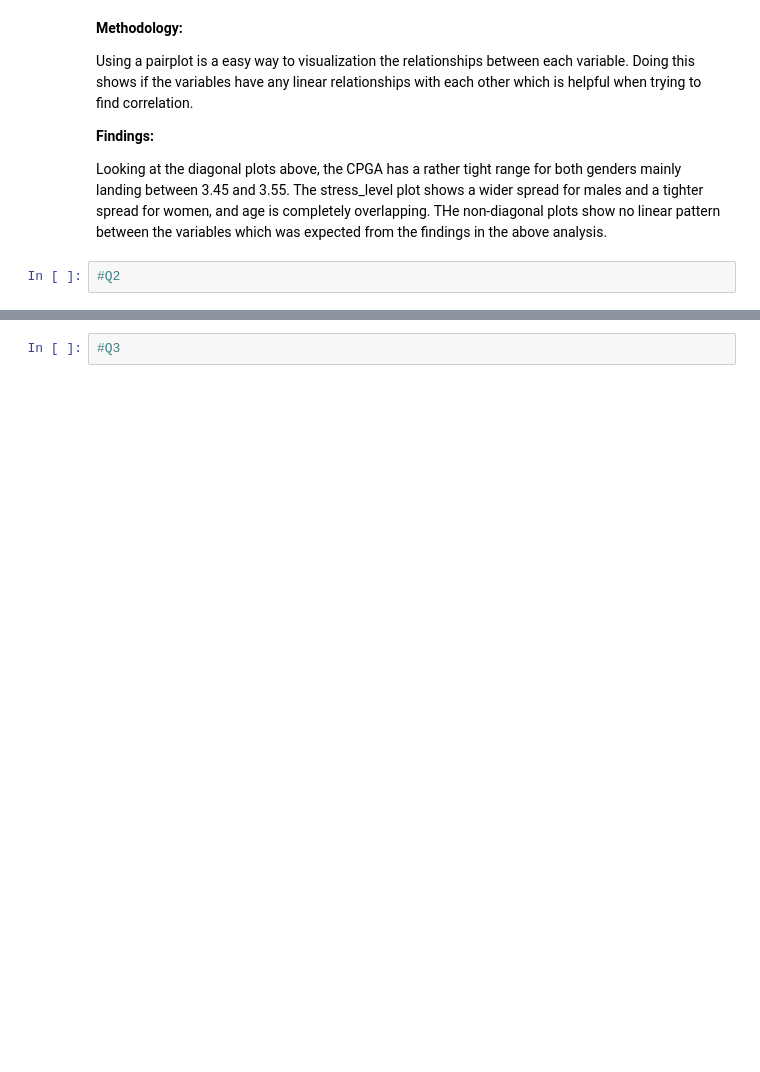
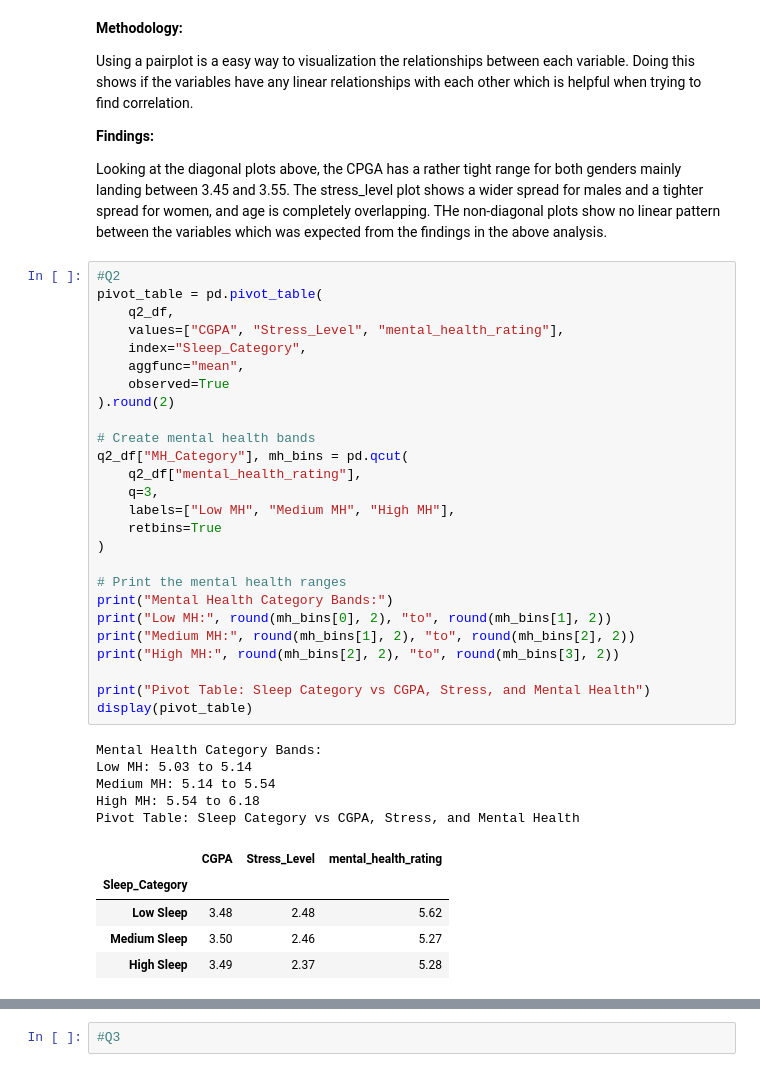
Before and after one commit to rebeccafalash/project_2_618, a Jupyter notebook: project1_v2.ipynb, the cells around one changed output, grey strips where cells are left out. Drawn from its saved outputs; the diff is of its cells as text; blank space fills up the shorter version.

```diff
--- a/project1_v2.ipynb
+++ b/project1_v2.ipynb
@@ -318,3 +619,38 @@ Using a pairplot is a easy way to visualization the relationships between each v
 Looking at the diagonal plots above, the CPGA has a rather tight range for both genders mainly landing between 3.45 and 3.55. The stress_level plot shows a wider spread for males and a tighter spread for women, and age is completely overlapping. THe non-diagonal plots show no linear pattern between the variables which was expected from the findings in the above analysis.
 # %%
 #Q2
+pivot_table = pd.pivot_table(
+    q2_df,
+    values=["CGPA", "Stress_Level", "mental_health_rating"],
+    index="Sleep_Category",
+    aggfunc="mean",
+    observed=True
+).round(2)
+
+# Create mental health bands
+q2_df["MH_Category"], mh_bins = pd.qcut(
+    q2_df["mental_health_rating"],
+    q=3,
+    labels=["Low MH", "Medium MH", "High MH"],
+    retbins=True
+)
+
+# Print the mental health ranges
+print("Mental Health Category Bands:")
+print("Low MH:", round(mh_bins[0], 2), "to", round(mh_bins[1], 2))
+print("Medium MH:", round(mh_bins[1], 2), "to", round(mh_bins[2], 2))
+print("High MH:", round(mh_bins[2], 2), "to", round(mh_bins[3], 2))
+
+print("Pivot Table: Sleep Category vs CGPA, Stress, and Mental Health")
+display(pivot_table)
+# %% [output]
+Mental Health Category Bands:
+Low MH: 5.03 to 5.14
+Medium MH: 5.14 to 5.54
+High MH: 5.54 to 6.18
+Pivot Table: Sleep Category vs CGPA, Stress, and Mental Health
+|  | CGPA | Stress_Level | mental_health_rating |
+| Sleep_Category |  |  |  |
+| Low Sleep | 3.48 | 2.48 | 5.62 |
+| Medium Sleep | 3.50 | 2.46 | 5.27 |
+| High Sleep | 3.49 | 2.37 | 5.28 |
```
Also changed, not shown: parts of 16 cells of this notebook.
